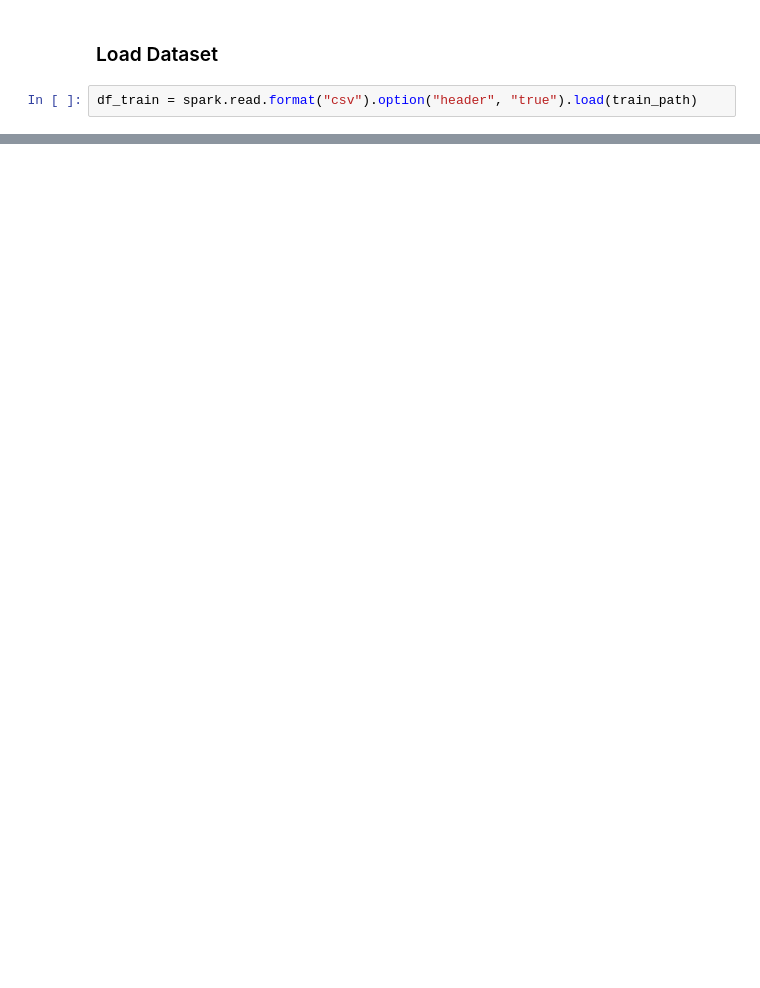
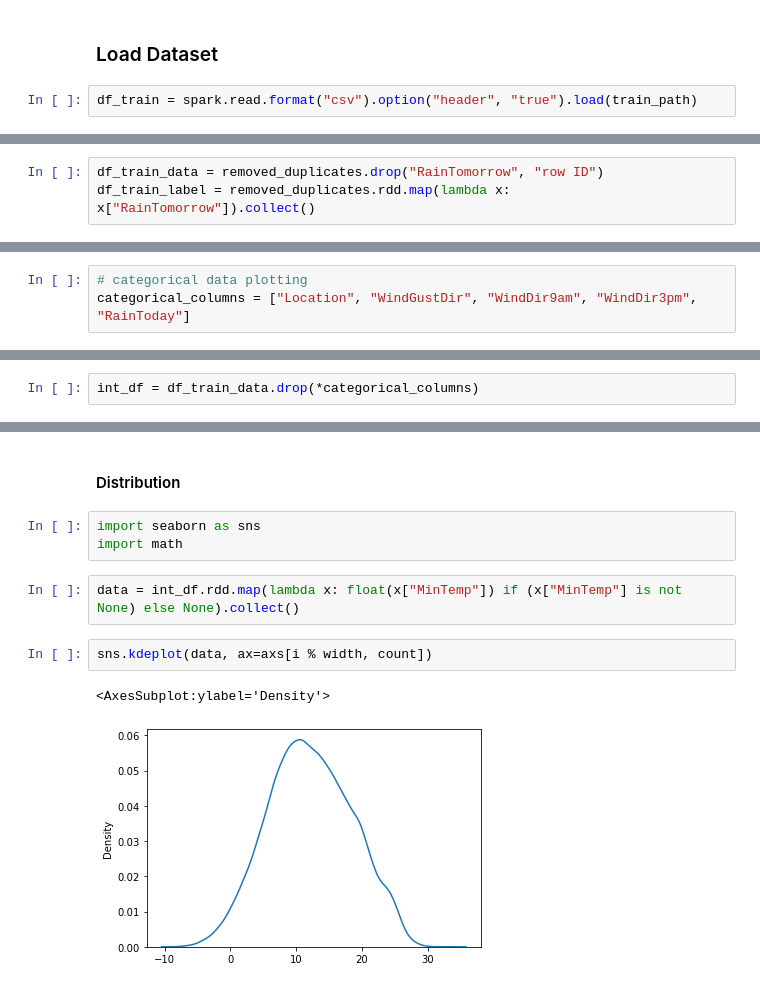
Before and after one commit to stevenlimcorn/australian-weather-prediction, a Jupyter notebook: nbs/Weather Prediction Analysis.ipynb, the cells around one changed output, grey strips where cells are left out. Drawn from its saved outputs; the diff is of its cells as text; blank space fills up the shorter version.

Commit message:
Data Exploration and Preprocessing

```diff
--- a/nbs/Weather Prediction Analysis.ipynb
+++ b/nbs/Weather Prediction Analysis.ipynb
@@ -59,0 +37,3 @@ df_train = spark.read.format("csv").option("header", "true").load(train_path)
+# %%
+df_train_data = removed_duplicates.drop("RainTomorrow", "row ID")
+df_train_label = removed_duplicates.rdd.map(lambda x: x["RainTomorrow"]).collect()
@@ -59,0 +105,3 @@ df_train = spark.read.format("csv").option("header", "true").load(train_path)
+# %%
+# categorical data plotting
+categorical_columns = ["Location", "WindGustDir", "WindDir9am", "WindDir3pm", "RainToday"]
@@ -59,0 +142,2 @@ df_train = spark.read.format("csv").option("header", "true").load(train_path)
+# %%
+int_df = df_train_data.drop(*categorical_columns)
@@ -59,0 +153,12 @@ df_train = spark.read.format("csv").option("header", "true").load(train_path)
+# %% [markdown]
+#### Distribution
+# %%
+import seaborn as sns
+import math
+# %%
+data = int_df.rdd.map(lambda x: float(x["MinTemp"]) if (x["MinTemp"] is not None) else None).collect()
+# %%
+sns.kdeplot(data, ax=axs[i % width, count])
+# %% [output]
+<AxesSubplot:ylabel='Density'>
+[figure, added]
```
Also changed, not shown: parts of 27 cells of this notebook, 2 other files.
